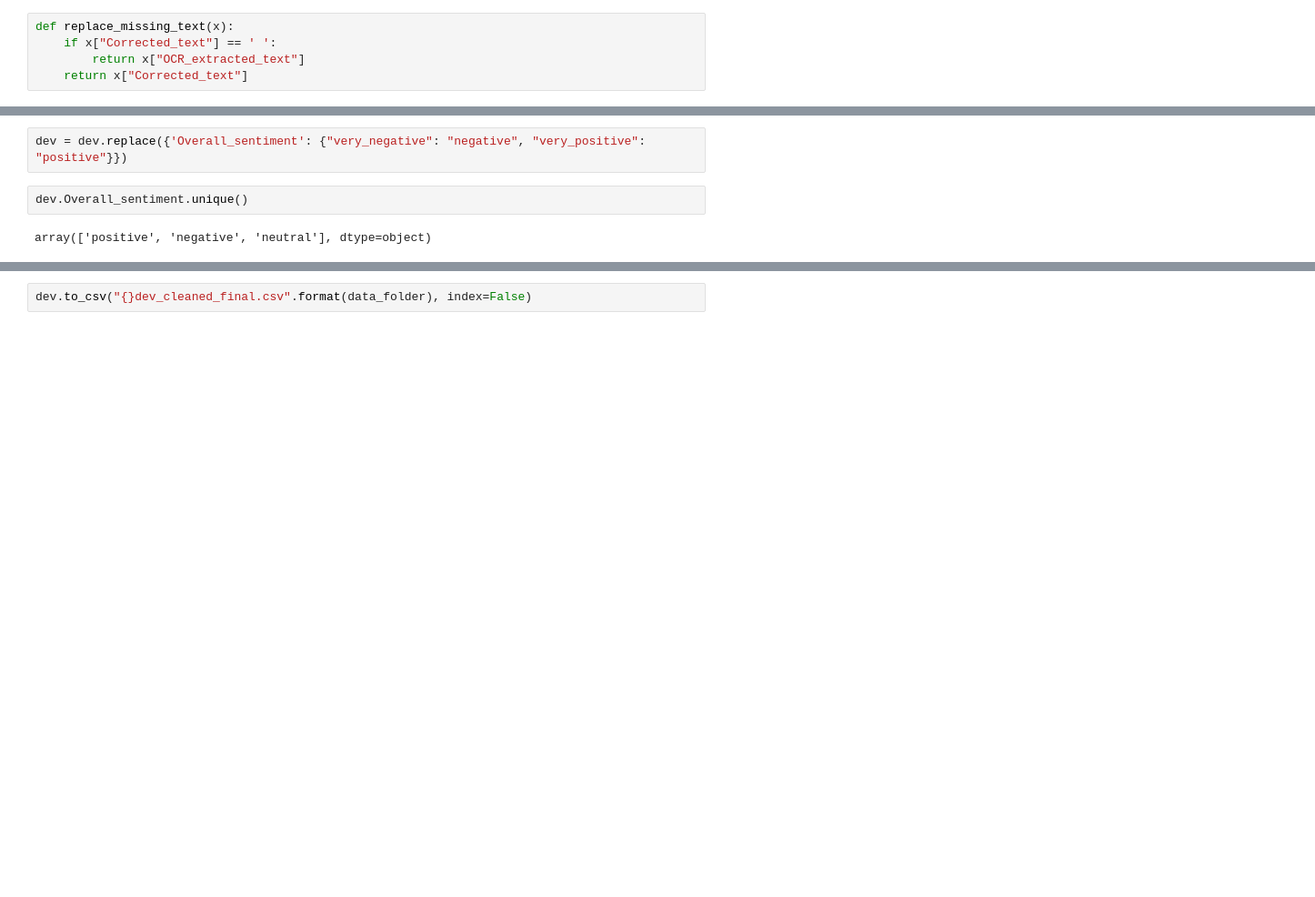
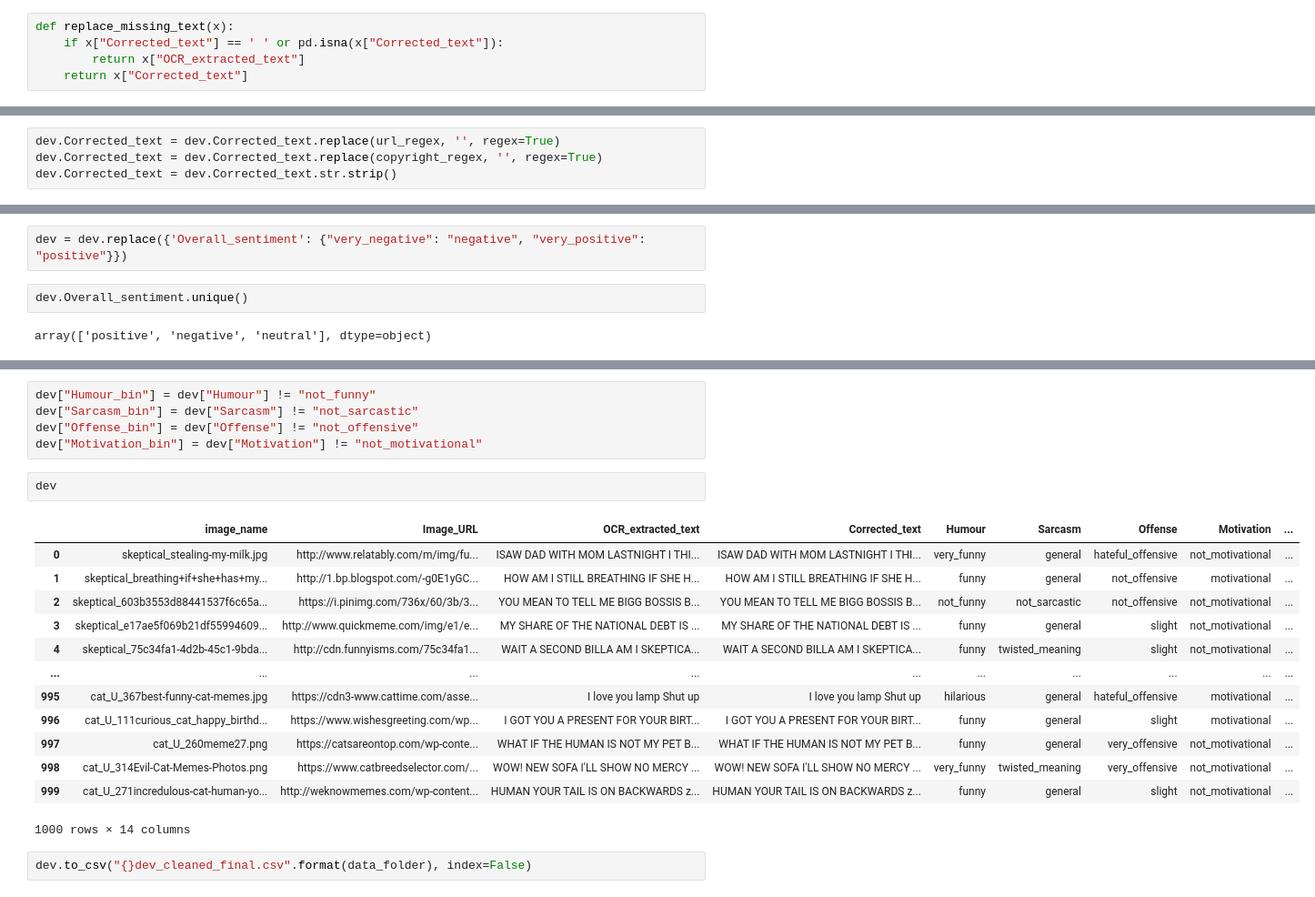
Before and after one commit to bonheml/SESAM, a Jupyter notebook: src/data_analysis/data_cleaning.ipynb, the cells around one changed output, grey strips where cells are left out. Shown at 91% size. Drawn from its saved outputs; the diff is of its cells as text; blank space fills up the shorter version.

```diff
--- a/src/data_analysis/data_cleaning.ipynb
+++ b/src/data_analysis/data_cleaning.ipynb
@@ -153,6 +179,6 @@ train.to_csv("{}train_cleaned_missing.csv".format(data_folder), index=False)
 # %%
 def replace_missing_text(x):
-    if x["Corrected_text"] == ' ':
+    if x["Corrected_text"] == ' ' or pd.isna(x["Corrected_text"]):
         return x["OCR_extracted_text"]
     return x["Corrected_text"]
 # %%
@@ -181,0 +284,4 @@ dev[dev.duplicated()]
+# %%
+dev.Corrected_text = dev.Corrected_text.replace(url_regex, '', regex=True)
+dev.Corrected_text = dev.Corrected_text.replace(copyright_regex, '', regex=True)
+dev.Corrected_text = dev.Corrected_text.str.strip()
@@ -202,2 +354,23 @@ array(['positive', 'negative', 'neutral'], dtype=object)
+# %%
+dev["Humour_bin"] = dev["Humour"] != "not_funny"
+dev["Sarcasm_bin"] = dev["Sarcasm"] != "not_sarcastic"
+dev["Offense_bin"] = dev["Offense"] != "not_offensive"
+dev["Motivation_bin"] = dev["Motivation"] != "not_motivational"
+# %%
+dev
+# %% [output]
+|  | image_name | Image_URL | OCR_extracted_text | Corrected_text | Humour | Sarcasm | Offense | Motivation | ... |
+| 0 | skeptical_stealing-my-milk.jpg | http://www.relatably.com/m/img/fu... | ISAW DAD WITH MOM LASTNIGHT I THI... | ISAW DAD WITH MOM LASTNIGHT I THI... | very_funny | general | hateful_offensive | not_motivational | ... |
+| 1 | skeptical_breathing+if+she+has+my... | http://1.bp.blogspot.com/-g0E1yGC... | HOW AM I STILL BREATHING IF SHE H... | HOW AM I STILL BREATHING IF SHE H... | funny | general | not_offensive | motivational | ... |
+| 2 | skeptical_603b3553d88441537f6c65a... | https://i.pinimg.com/736x/60/3b/3... | YOU MEAN TO TELL ME BIGG BOSSIS B... | YOU MEAN TO TELL ME BIGG BOSSIS B... | not_funny | not_sarcastic | not_offensive | not_motivational | ... |
+| 3 | skeptical_e17ae5f069b21df55994609... | http://www.quickmeme.com/img/e1/e... | MY SHARE OF THE NATIONAL DEBT IS ... | MY SHARE OF THE NATIONAL DEBT IS ... | funny | general | slight | not_motivational | ... |
+| 4 | skeptical_75c34fa1-4d2b-45c1-9bda... | http://cdn.funnyisms.com/75c34fa1... | WAIT A SECOND BILLA AM I SKEPTICA... | WAIT A SECOND BILLA AM I SKEPTICA... | funny | twisted_meaning | slight | not_motivational | ... |
+| ... | ... | ... | ... | ... | ... | ... | ... | ... | ... |
+| 995 | cat_U_367best-funny-cat-memes.jpg | https://cdn3-www.cattime.com/asse... | I love you lamp Shut up | I love you lamp Shut up | hilarious | general | hateful_offensive | motivational | ... |
+| 996 | cat_U_111curious_cat_happy_birthd... | https://www.wishesgreeting.com/wp... | I GOT YOU A PRESENT FOR YOUR BIRT... | I GOT YOU A PRESENT FOR YOUR BIRT... | funny | general | slight | motivational | ... |
+| 997 | cat_U_260meme27.png | https://catsareontop.com/wp-conte... | WHAT IF THE HUMAN IS NOT MY PET B... | WHAT IF THE HUMAN IS NOT MY PET B... | funny | general | very_offensive | not_motivational | ... |
+| 998 | cat_U_314Evil-Cat-Memes-Photos.png | https://www.catbreedselector.com/... | WOW! NEW SOFA I'LL SHOW NO MERCY ... | WOW! NEW SOFA I'LL SHOW NO MERCY ... | very_funny | twisted_meaning | very_offensive | not_motivational | ... |
+| 999 | cat_U_271incredulous-cat-human-yo... | http://weknowmemes.com/wp-content... | HUMAN YOUR TAIL IS ON BACKWARDS z... | HUMAN YOUR TAIL IS ON BACKWARDS z... | funny | general | slight | not_motivational | ... |
+1000 rows × 14 columns
 # %%
 dev.to_csv("{}dev_cleaned_final.csv".format(data_folder), index=False)
```
Also changed, not shown: parts of 39 cells of this notebook, 1 other file.
